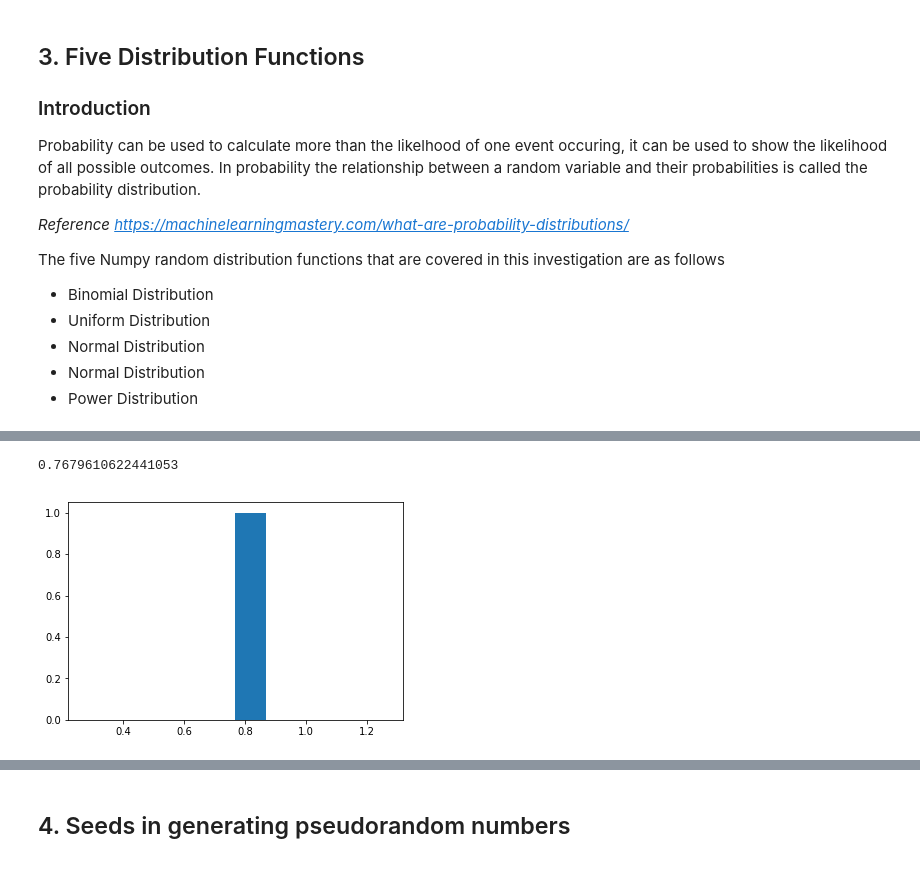
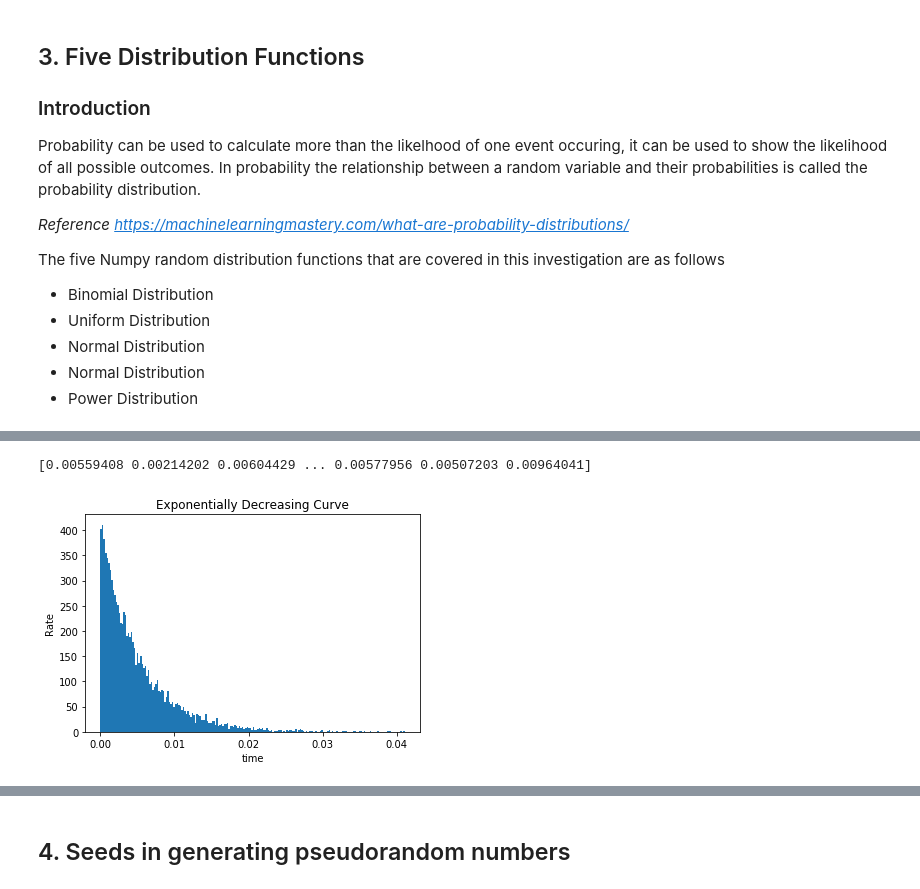
Before and after one commit to moranneil/Programming-For-Data-Analysis-Assignment-2019, a Jupyter notebook: NumpyRandom.ipynb, the cells around one changed output, grey strips where cells are left out. Drawn from its saved outputs; the diff is of its cells as text; code cells hidden in the pictures.

Commit message:
Added Exponential and Gamma Distributions

```diff
--- a/NumpyRandom.ipynb
+++ b/NumpyRandom.ipynb
@@ -579,11 +577,16 @@ https://docs.scipy.org/doc/numpy-1.16.0/reference/generated/numpy.random.exponen
-# %%
-scale = 1
-exp = np.random.exponential(scale)
-print(exp)
-%matplotlib inline
-plt.hist(exp)
-
-plt.show()
-# %% [output]
-0.7679610622441053
-[figure, removed]
+# %%
+#In the example below beta is the inverse of the rate. you can see from the plot that the rate tails off as time goes on.
+#The exponential distribution can be used to describe the rate of decay or the estimated life span of a component over time.
+rate = 200
+beta = 1.0/rate
+
+expn = np.random.exponential(beta, 10000)
+print(expn)
+plt.hist(expn,bins=200)
+plt.title("Exponentially Decreasing Curve")
+plt.ylabel("Rate")
+plt.xlabel("time")
+plt.show()
+# %% [output]
+[0.00559408 0.00214202 0.00604429 ... 0.00577956 0.00507203 0.00964041]
+[figure, added]
```
Also changed, not shown: parts of 25 cells of this notebook.
